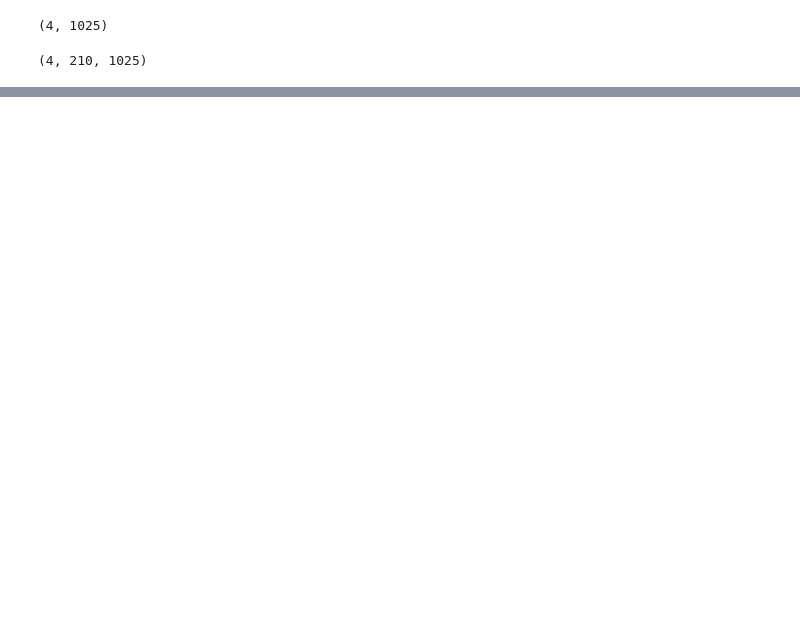
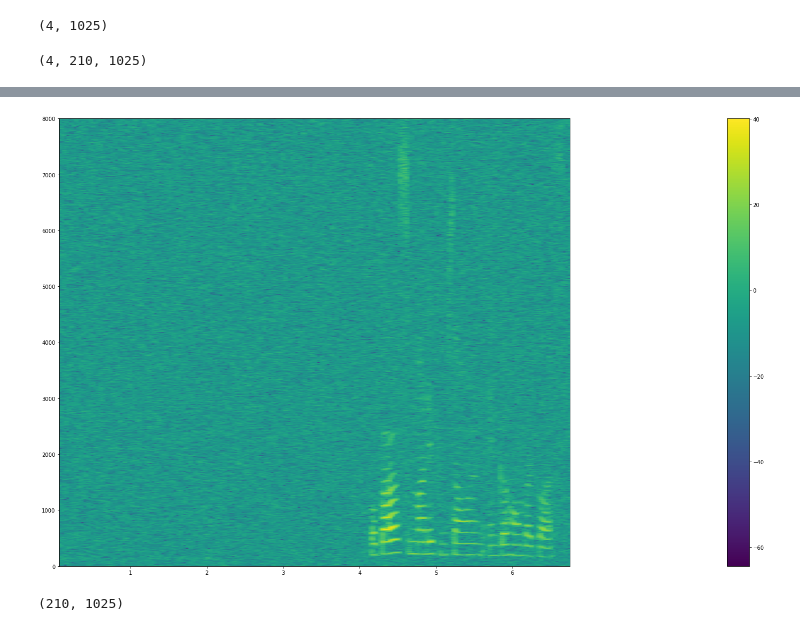
Before and after one commit to angelonti/uhh_ssp_summer2023, a Jupyter notebook: exercise7/exercise7.ipynb, the cells around one changed output, grey strips where cells are left out. Saved outputs shown, nothing was run; the diff lists cells and outputs as text; code cells hidden in the pictures; blank space fills up the shorter version.

```diff
--- a/exercise7/exercise7.ipynb
+++ b/exercise7/exercise7.ipynb
@@ -146,0 +200,8 @@ ValueError: matmul: Input operand 1 has a mismatch in its core dimension 0, with
+# %%
+plot_spectrogram_nostft(m_stft_all[0], v_time_frame_all[0], v_freq_all[0])
+# %% [output]
+[figure, added]
+# %%
+m_stft_all[0].shape
+# %% [output]
+(210, 1025)
```
Also changed, not shown: parts of 9 cells of this notebook.
